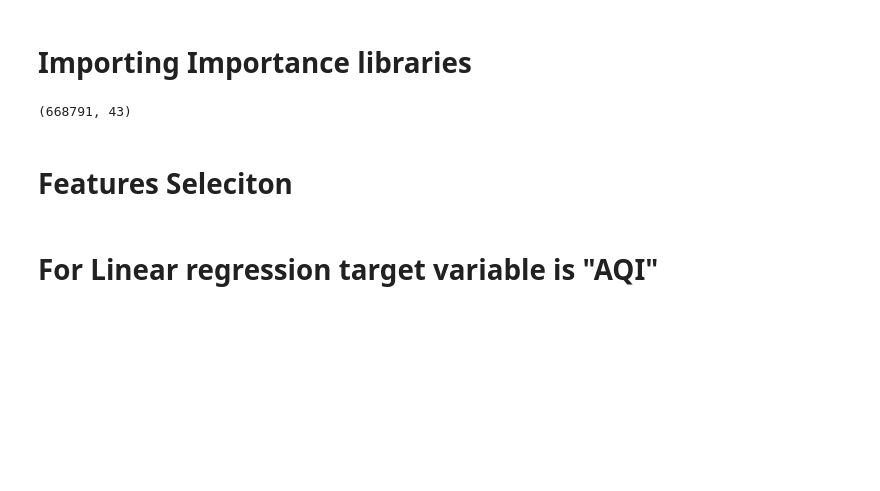
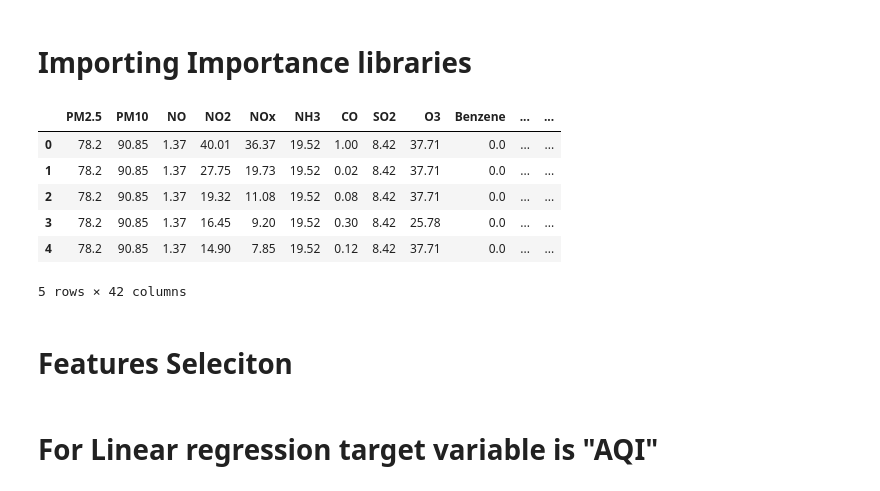
Before and after one commit to Naresh-Dhimal/Air_Quality_Bucket_Classification, a Jupyter notebook: src/model/regression.ipynb, the cells around one changed output. Saved outputs shown, nothing was run; the diff lists cells and outputs as text; code cells hidden in the pictures; blank space fills up the shorter version.

```diff
--- a/src/model/regression.ipynb
+++ b/src/model/regression.ipynb
@@ -8,10 +8,16 @@ import seaborn as sns
 from sklearn.model_selection import train_test_split
 from sklearn.linear_model import LinearRegression
 # %%
-train_data = pd.read_csv("train_data.csv")
+train_data = pd.read_csv("train_dataset.csv")
 train_data.head()
 # %% [output]
+|  | PM2.5 | PM10 | NO | NO2 | NOx | NH3 | CO | SO2 | O3 | Benzene | ... | ... |
+| 0 | 78.2 | 90.85 | 1.37 | 40.01 | 36.37 | 19.52 | 1.00 | 8.42 | 37.71 | 0.0 | ... | ... |
+| 1 | 78.2 | 90.85 | 1.37 | 27.75 | 19.73 | 19.52 | 0.02 | 8.42 | 37.71 | 0.0 | ... | ... |
+| 2 | 78.2 | 90.85 | 1.37 | 19.32 | 11.08 | 19.52 | 0.08 | 8.42 | 37.71 | 0.0 | ... | ... |
+| 3 | 78.2 | 90.85 | 1.37 | 16.45 | 9.20 | 19.52 | 0.30 | 8.42 | 25.78 | 0.0 | ... | ... |
+| 4 | 78.2 | 90.85 | 1.37 | 14.90 | 7.85 | 19.52 | 0.12 | 8.42 | 37.71 | 0.0 | ... | ... |
-(668791, 43)
+5 rows × 42 columns
 # %% [markdown]
 # Features Seleciton
 # %%
```
Also changed, not shown: parts of 11 cells of this notebook.
